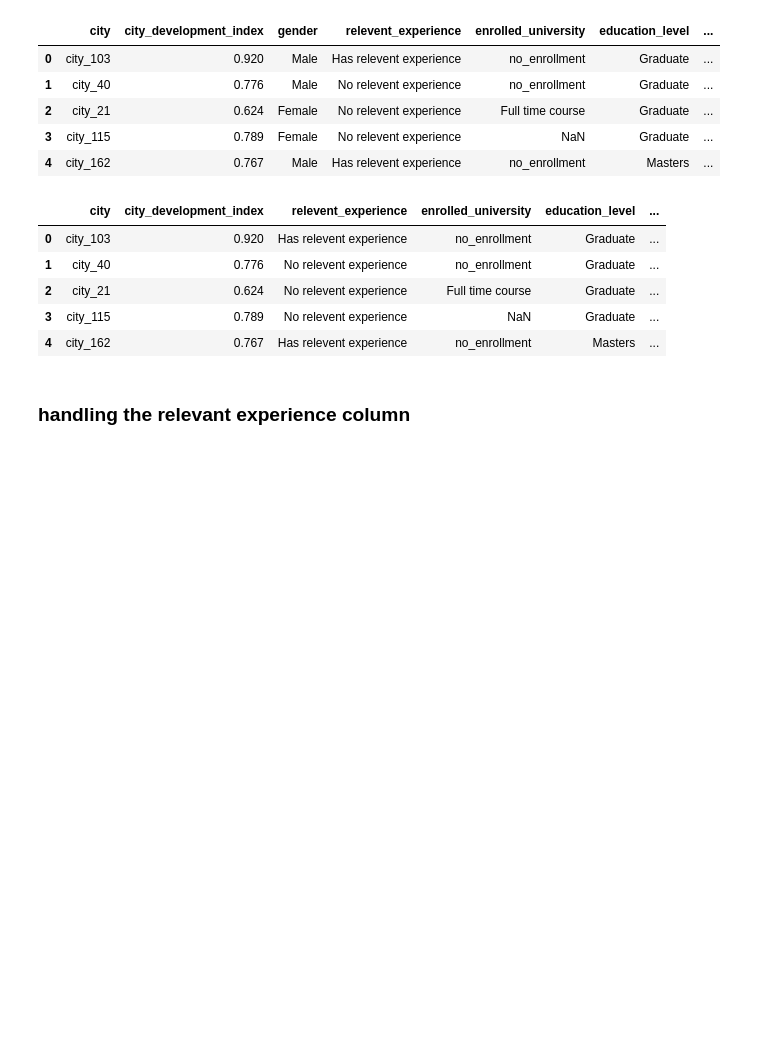
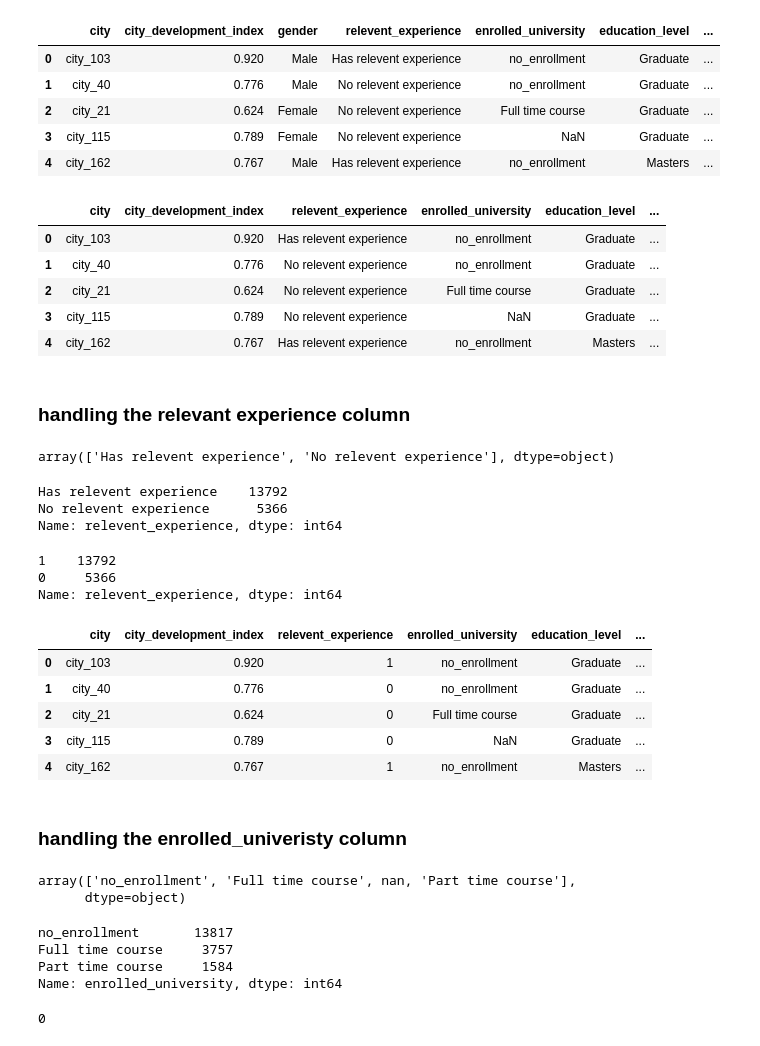
Before and after one commit to utsav87589/Revision, a Jupyter notebook: ML/hr_analytics.ipynb, the cells around one changed output. Drawn from its saved outputs; the diff is of its cells as text; code cells hidden in the pictures; blank space fills up the shorter version.

```diff
--- a/ML/hr_analytics.ipynb
+++ b/ML/hr_analytics.ipynb
@@ -123,3 +123,52 @@ df.head()
 | 4 | city_162 | 0.767 | Has relevent experience | no_enrollment | Masters | ... |
 # %% [markdown]
 ### handling the relevant experience column
+# %%
+df['relevent_experience'].unique()
+# %% [output]
+array(['Has relevent experience', 'No relevent experience'], dtype=object)
+# %%
+df['relevent_experience'].value_counts()
+# %% [output]
+Has relevent experience    13792
+No relevent experience      5366
+Name: relevent_experience, dtype: int64
+# %%
+### no missing value in the 'relevant experience column' so directly using the label encoding
+df['relevent_experience'] = df['relevent_experience'].map({
+    'Has relevent experience' : 1,
+    'No relevent experience' : 0
+})
+# %%
+df['relevent_experience'].value_counts()
+# %% [output]
+1    13792
+0     5366
+Name: relevent_experience, dtype: int64
+# %%
+df.head()
+# %% [output]
+|  | city | city_development_index | relevent_experience | enrolled_university | education_level | ... |
+| 0 | city_103 | 0.920 | 1 | no_enrollment | Graduate | ... |
+| 1 | city_40 | 0.776 | 0 | no_enrollment | Graduate | ... |
+| 2 | city_21 | 0.624 | 0 | Full time course | Graduate | ... |
+| 3 | city_115 | 0.789 | 0 | NaN | Graduate | ... |
+| 4 | city_162 | 0.767 | 1 | no_enrollment | Masters | ... |
+# %% [markdown]
+### handling the enrolled_univeristy column
+# %%
+df['enrolled_university'].unique()
+# %% [output]
+array(['no_enrollment', 'Full time course', nan, 'Part time course'],
+      dtype=object)
+# %%
+df['enrolled_university'].value_counts()
+# %% [output]
+no_enrollment       13817
+Full time course     3757
+Part time course     1584
+Name: enrolled_university, dtype: int64
+# %%
+df['enrolled_university'].isna().sum()
+# %% [output]
+0
```
Also changed, not shown: parts of 38 cells of this notebook.
